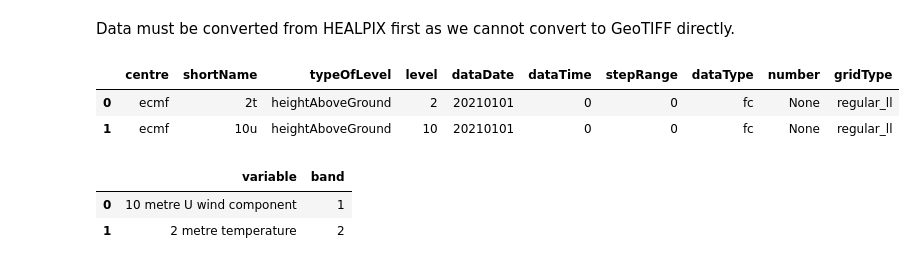
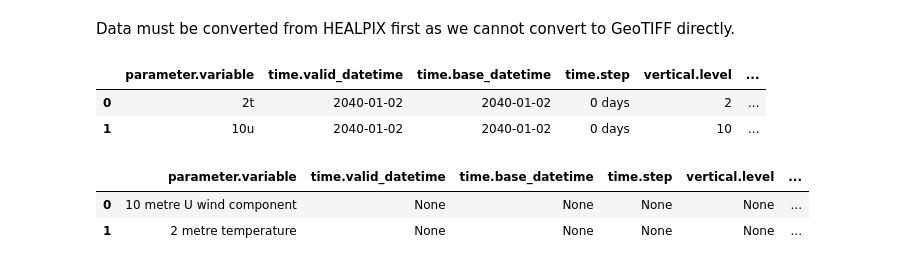
Before and after one commit to destination-earth-digital-twins/polytope-examples, a Jupyter notebook: climate-dt/full-field-post-processing/climate-dt-earthkit-geotiff.ipynb, the cells around one changed output. Saved outputs shown, nothing was run; the diff lists cells and outputs as text; code cells hidden in the pictures.

```diff
--- a/climate-dt/full-field-post-processing/climate-dt-earthkit-geotiff.ipynb
+++ b/climate-dt/full-field-post-processing/climate-dt-earthkit-geotiff.ipynb
@@ -162,5 +162,6 @@ if LIVE_REQUEST:
 else:
     data = earthkit.data.from_source("file", data_file)
 # %%
-data.ls()
+df = data.to_fieldlist()
+df.ls()
 # %% [output]
@@ -182,13 +183,15 @@ chart.show()
 # %% [markdown]
 Data must be converted from HEALPIX first as we cannot convert to GeoTIFF directly.
 # %%
-out_grid = {"grid": [1,1]}
-
-r = interpolate(data, out_grid=out_grid, method="linear")
+data_latlon = regrid(
+    df,
+    out_grid={"grid": [1,1]},
+    interpolation="linear"
+)
 # %%
-r.ls()
+data_latlon.ls()
 # %% [output]
-|  | centre | shortName | typeOfLevel | level | dataDate | dataTime | stepRange | dataType | number | gridType |
-| 0 | ecmf | 2t | heightAboveGround | 2 | 20210101 | 0 | 0 | fc | None | regular_ll |
-| 1 | ecmf | 10u | heightAboveGround | 10 | 20210101 | 0 | 0 | fc | None | regular_ll |
+|  | parameter.variable | time.valid_datetime | time.base_datetime | time.step | vertical.level | ... |
+| 0 | 2t | 2040-01-02 | 2040-01-02 | 0 days | 2 | ... |
+| 1 | 10u | 2040-01-02 | 2040-01-02 | 0 days | 10 | ... |
 # %%
@@ -196,7 +199,8 @@ r.to_target("file", "../data/_test.tiff")
 # %%
 ds1 = earthkit.data.from_source("file", "../data/_test.tiff")
-ds1.ls()
+df1 = ds1.to_fieldlist()
+df1.ls()
 # %% [output]
-|  | variable | band |
-| 0 | 10 metre U wind component | 1 |
-| 1 | 2 metre temperature | 2 |
+|  | parameter.variable | time.valid_datetime | time.base_datetime | time.step | vertical.level | ... |
+| 0 | 10 metre U wind component | None | None | None | None | ... |
+| 1 | 2 metre temperature | None | None | None | None | ... |
```
Also changed, not shown: parts of 4 cells of this notebook, 6 other files.
